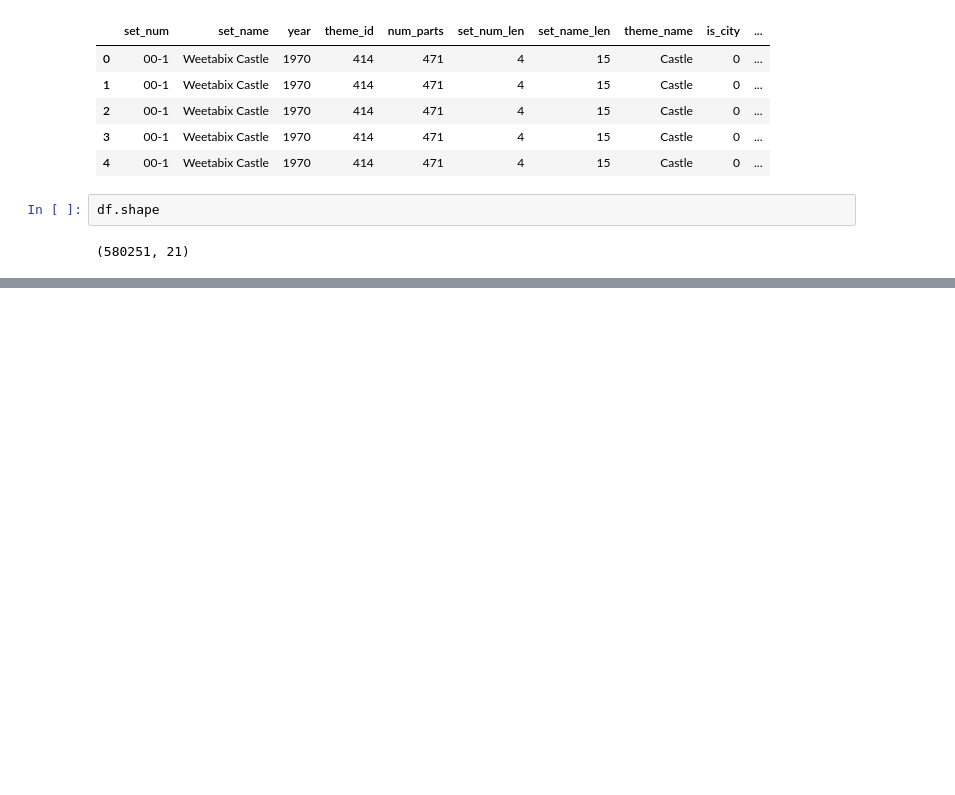
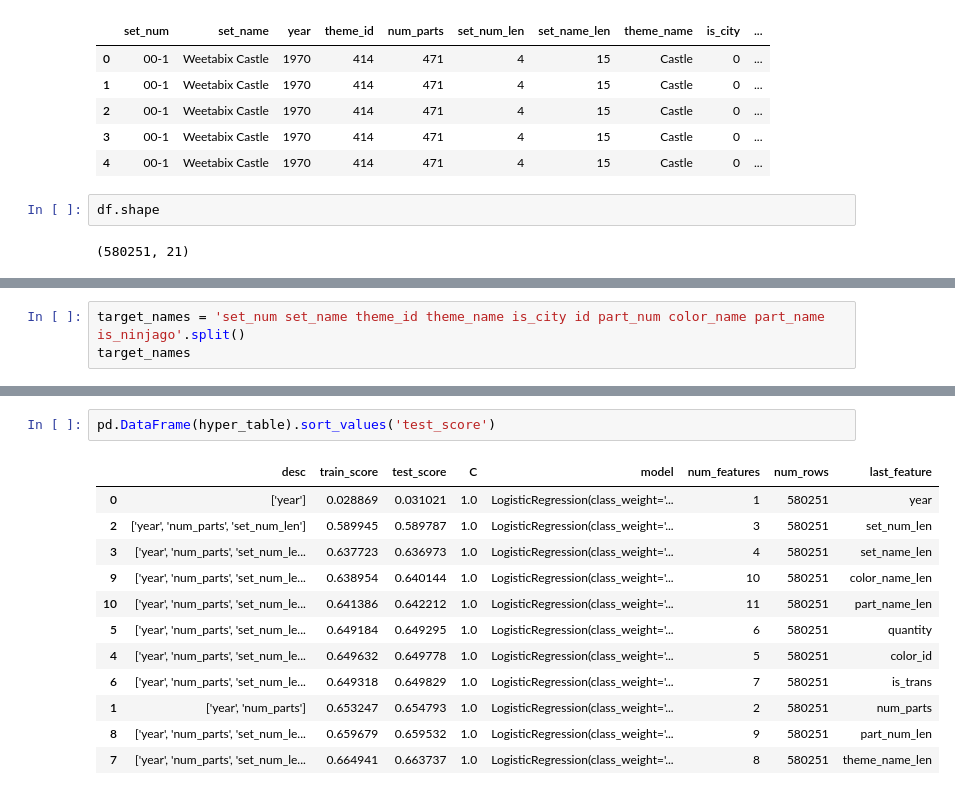
Before and after one commit to mkipper/capstone2-lego-data, a Jupyter notebook: lego_capstone2_modeling.ipynb, the cells around one changed output, grey strips where cells are left out. Cells and saved outputs as stored; diff of their text form; blank space fills up the shorter version.

```diff
--- a/lego_capstone2_modeling.ipynb
+++ b/lego_capstone2_modeling.ipynb
@@ -148,0 +31,3 @@ is_ninjago
+# %%
+target_names = 'set_num set_name theme_id theme_name is_city id part_num color_name part_name is_ninjago'.split()
+target_names
@@ -148,0 +83,15 @@ is_ninjago
+# %%
+pd.DataFrame(hyper_table).sort_values('test_score')
+# %% [output]
+|  | desc | train_score | test_score | C | model | num_features | num_rows | last_feature |
+| 0 | ['year'] | 0.028869 | 0.031021 | 1.0 | LogisticRegression(class_weight='... | 1 | 580251 | year |
+| 2 | ['year', 'num_parts', 'set_num_len'] | 0.589945 | 0.589787 | 1.0 | LogisticRegression(class_weight='... | 3 | 580251 | set_num_len |
+| 3 | ['year', 'num_parts', 'set_num_le... | 0.637723 | 0.636973 | 1.0 | LogisticRegression(class_weight='... | 4 | 580251 | set_name_len |
+| 9 | ['year', 'num_parts', 'set_num_le... | 0.638954 | 0.640144 | 1.0 | LogisticRegression(class_weight='... | 10 | 580251 | color_name_len |
+| 10 | ['year', 'num_parts', 'set_num_le... | 0.641386 | 0.642212 | 1.0 | LogisticRegression(class_weight='... | 11 | 580251 | part_name_len |
+| 5 | ['year', 'num_parts', 'set_num_le... | 0.649184 | 0.649295 | 1.0 | LogisticRegression(class_weight='... | 6 | 580251 | quantity |
+| 4 | ['year', 'num_parts', 'set_num_le... | 0.649632 | 0.649778 | 1.0 | LogisticRegression(class_weight='... | 5 | 580251 | color_id |
+| 6 | ['year', 'num_parts', 'set_num_le... | 0.649318 | 0.649829 | 1.0 | LogisticRegression(class_weight='... | 7 | 580251 | is_trans |
+| 1 | ['year', 'num_parts'] | 0.653247 | 0.654793 | 1.0 | LogisticRegression(class_weight='... | 2 | 580251 | num_parts |
+| 8 | ['year', 'num_parts', 'set_num_le... | 0.659679 | 0.659532 | 1.0 | LogisticRegression(class_weight='... | 9 | 580251 | part_num_len |
+| 7 | ['year', 'num_parts', 'set_num_le... | 0.664941 | 0.663737 | 1.0 | LogisticRegression(class_weight='... | 8 | 580251 | theme_name_len |
```
Also changed, not shown: parts of 25 cells of this notebook, 1 other file.
